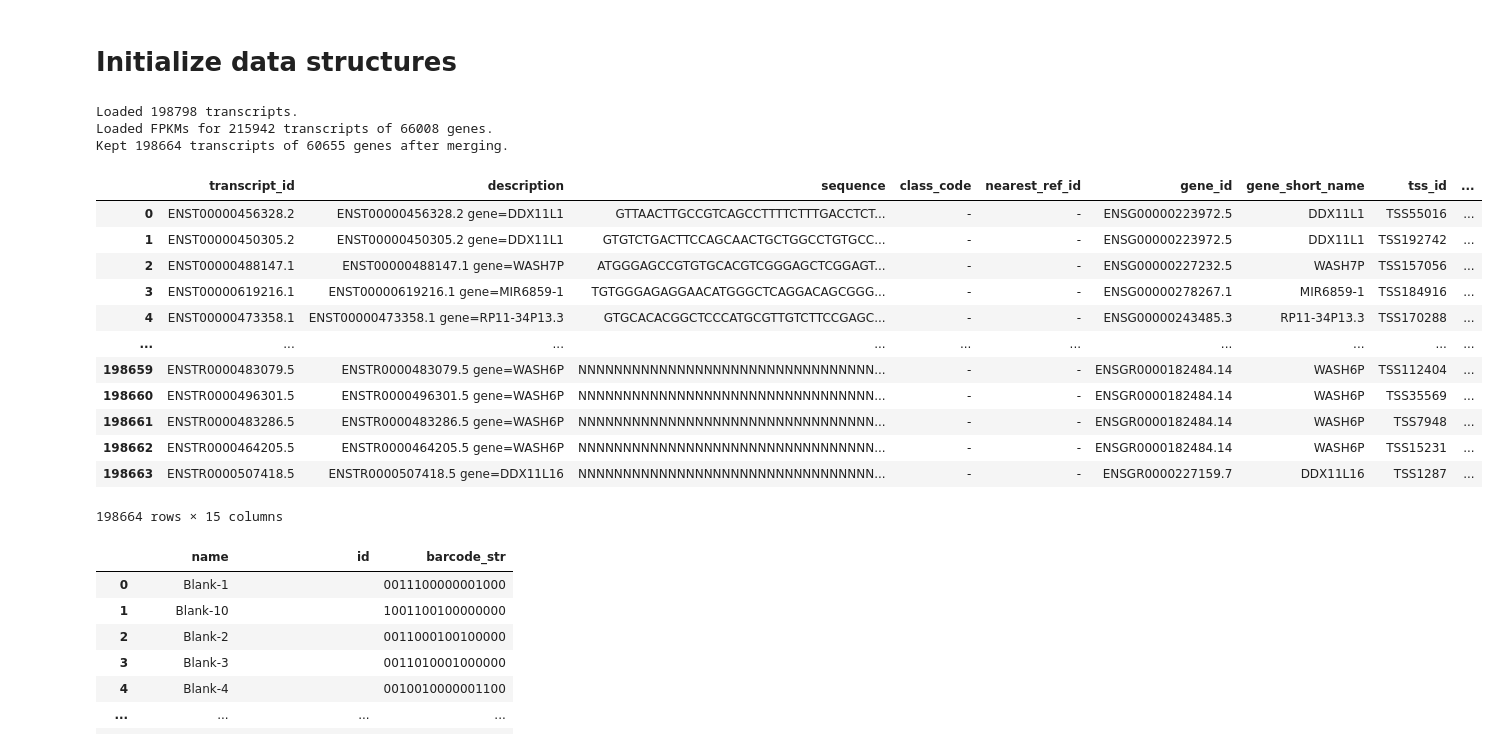
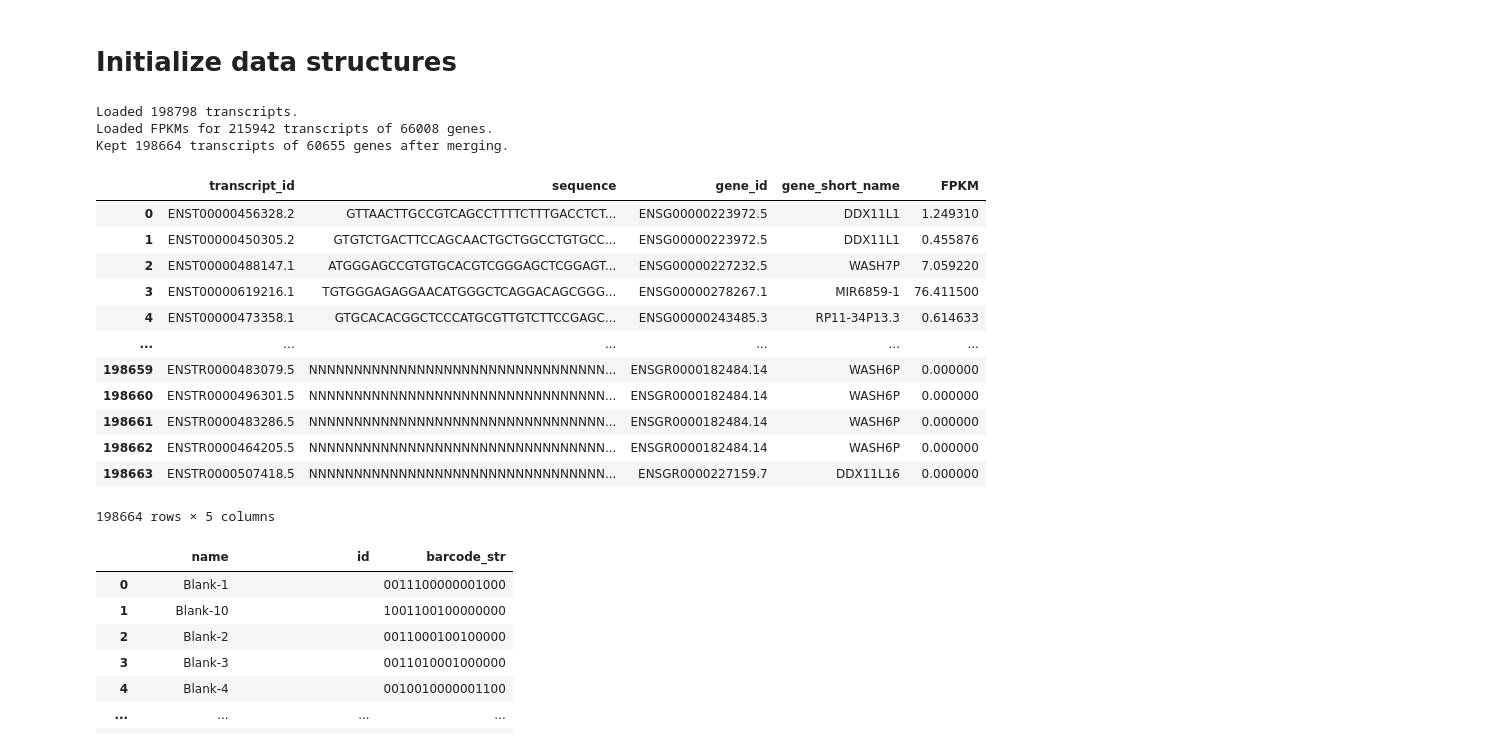
Before and after one commit to xingjiepan/MERFISH_probe_design, a Jupyter notebook: tests_and_examples/example_probe_design_JM.ipynb, the cells around one changed output. Cells and saved outputs as stored; diff of their text form; code cells hidden in the pictures.

```diff
--- a/tests_and_examples/example_probe_design_JM.ipynb
+++ b/tests_and_examples/example_probe_design_JM.ipynb
@@ -60,27 +62,31 @@ from MERFISH_probe_design.probe_design import plot
 from MERFISH_probe_design.probe_design import primer_design
 # %%
 # Load the transcriptome as a pandas data frame
-# Make sure that the transcriptome data frame has the standard column names!
-# The standard columns are: transcript_id, sequence, gene_id, gene_short_name, FPKM
 transcriptome = fio.load_transcriptome(transcripts_fasta_file, fpkm_tracking_file)
+
+# Make sure that the transcriptome data frame has the standard column names.
+# The standard columns are: transcript_id, sequence, gene_id, gene_short_name and FPKM.
+# Also remove the non-standard columns for clarity.
+transcriptome = qc.check_and_standardize_transcriptome(transcriptome, remove_non_standard_columns=True)
+
 transcriptome # Let's have a look at what's inside the transcriptome
 # %% [output]
 Loaded 198798 transcripts.
 Loaded FPKMs for 215942 transcripts of 66008 genes.
 Kept 198664 transcripts of 60655 genes after merging.
-|  | transcript_id | description | sequence | class_code | nearest_ref_id | gene_id | gene_short_name | tss_id | ... |
-| 0 | ENST00000456328.2 | ENST00000456328.2 gene=DDX11L1 | GTTAACTTGCCGTCAGCCTTTTCTTTGACCTCT... | - | - | ENSG00000223972.5 | DDX11L1 | TSS55016 | ... |
-| 1 | ENST00000450305.2 | ENST00000450305.2 gene=DDX11L1 | GTGTCTGACTTCCAGCAACTGCTGGCCTGTGCC... | - | - | ENSG00000223972.5 | DDX11L1 | TSS192742 | ... |
-| 2 | ENST00000488147.1 | ENST00000488147.1 gene=WASH7P | ATGGGAGCCGTGTGCACGTCGGGAGCTCGGAGT... | - | - | ENSG00000227232.5 | WASH7P | TSS157056 | ... |
-| 3 | ENST00000619216.1 | ENST00000619216.1 gene=MIR6859-1 | TGTGGGAGAGGAACATGGGCTCAGGACAGCGGG... | - | - | ENSG00000278267.1 | MIR6859-1 | TSS184916 | ... |
-| 4 | ENST00000473358.1 | ENST00000473358.1 gene=RP11-34P13.3 | GTGCACACGGCTCCCATGCGTTGTCTTCCGAGC... | - | - | ENSG00000243485.3 | RP11-34P13.3 | TSS170288 | ... |
-| ... | ... | ... | ... | ... | ... | ... | ... | ... | ... |
-| 198659 | ENSTR0000483079.5 | ENSTR0000483079.5 gene=WASH6P | NNNNNNNNNNNNNNNNNNNNNNNNNNNNNNNNN... | - | - | ENSGR0000182484.14 | WASH6P | TSS112404 | ... |
-| 198660 | ENSTR0000496301.5 | ENSTR0000496301.5 gene=WASH6P | NNNNNNNNNNNNNNNNNNNNNNNNNNNNNNNNN... | - | - | ENSGR0000182484.14 | WASH6P | TSS35569 | ... |
-| 198661 | ENSTR0000483286.5 | ENSTR0000483286.5 gene=WASH6P | NNNNNNNNNNNNNNNNNNNNNNNNNNNNNNNNN... | - | - | ENSGR0000182484.14 | WASH6P | TSS7948 | ... |
-| 198662 | ENSTR0000464205.5 | ENSTR0000464205.5 gene=WASH6P | NNNNNNNNNNNNNNNNNNNNNNNNNNNNNNNNN... | - | - | ENSGR0000182484.14 | WASH6P | TSS15231 | ... |
-| 198663 | ENSTR0000507418.5 | ENSTR0000507418.5 gene=DDX11L16 | NNNNNNNNNNNNNNNNNNNNNNNNNNNNNNNNN... | - | - | ENSGR0000227159.7 | DDX11L16 | TSS1287 | ... |
+|  | transcript_id | sequence | gene_id | gene_short_name | FPKM |
+| 0 | ENST00000456328.2 | GTTAACTTGCCGTCAGCCTTTTCTTTGACCTCT... | ENSG00000223972.5 | DDX11L1 | 1.249310 |
+| 1 | ENST00000450305.2 | GTGTCTGACTTCCAGCAACTGCTGGCCTGTGCC... | ENSG00000223972.5 | DDX11L1 | 0.455876 |
+| 2 | ENST00000488147.1 | ATGGGAGCCGTGTGCACGTCGGGAGCTCGGAGT... | ENSG00000227232.5 | WASH7P | 7.059220 |
+| 3 | ENST00000619216.1 | TGTGGGAGAGGAACATGGGCTCAGGACAGCGGG... | ENSG00000278267.1 | MIR6859-1 | 76.411500 |
+| 4 | ENST00000473358.1 | GTGCACACGGCTCCCATGCGTTGTCTTCCGAGC... | ENSG00000243485.3 | RP11-34P13.3 | 0.614633 |
+| ... | ... | ... | ... | ... | ... |
+| 198659 | ENSTR0000483079.5 | NNNNNNNNNNNNNNNNNNNNNNNNNNNNNNNNN... | ENSGR0000182484.14 | WASH6P | 0.000000 |
+| 198660 | ENSTR0000496301.5 | NNNNNNNNNNNNNNNNNNNNNNNNNNNNNNNNN... | ENSGR0000182484.14 | WASH6P | 0.000000 |
+| 198661 | ENSTR0000483286.5 | NNNNNNNNNNNNNNNNNNNNNNNNNNNNNNNNN... | ENSGR0000182484.14 | WASH6P | 0.000000 |
+| 198662 | ENSTR0000464205.5 | NNNNNNNNNNNNNNNNNNNNNNNNNNNNNNNNN... | ENSGR0000182484.14 | WASH6P | 0.000000 |
+| 198663 | ENSTR0000507418.5 | NNNNNNNNNNNNNNNNNNNNNNNNNNNNNNNNN... | ENSGR0000227159.7 | DDX11L16 | 0.000000 |
-198664 rows × 15 columns
+198664 rows × 5 columns
 # %%
 # Load the codebook
 cb_version, cb_name, bit_names, barcode_table = fio.load_merlin_codebook(codebook_file)
```
Also changed, not shown: parts of 20 cells of this notebook.
